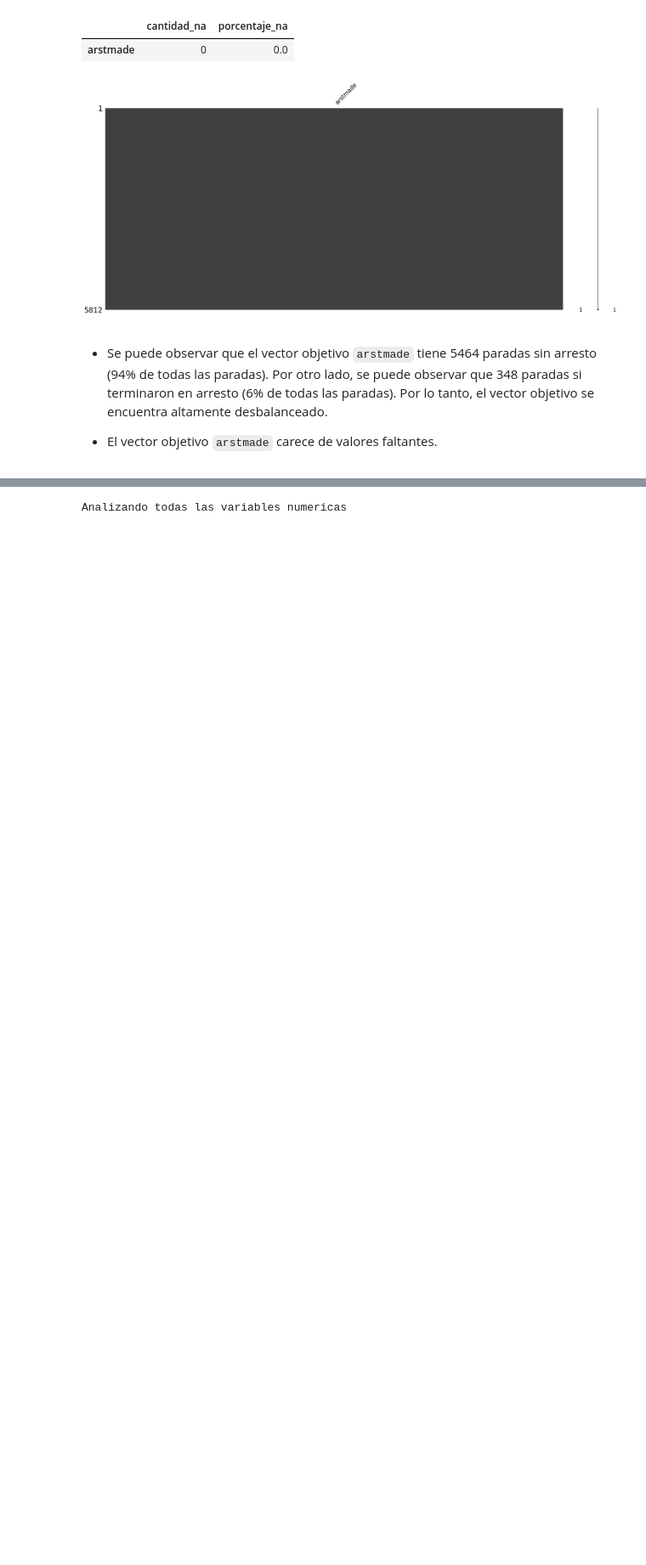
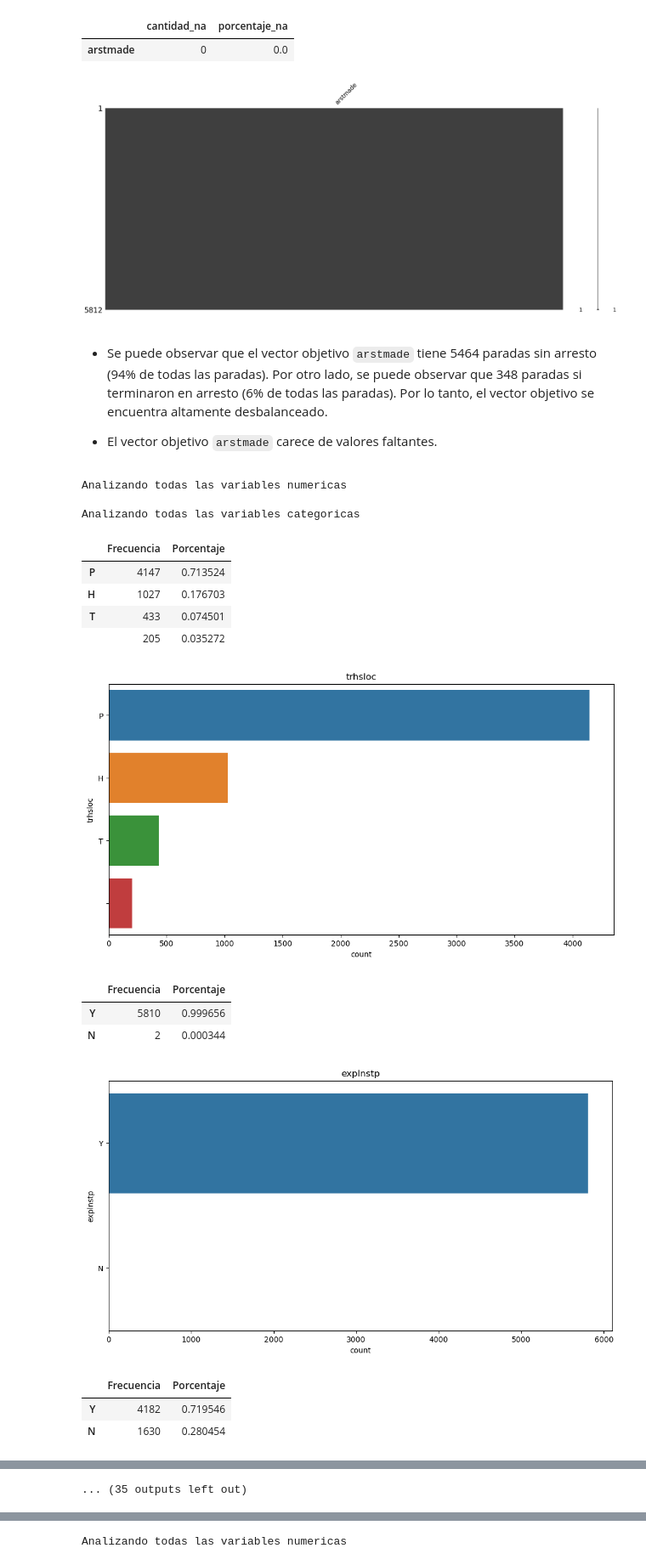
Before and after one commit to JavierRojas14/personal, a Jupyter notebook: G56/machine-learning/prueba/prueba_2/hito_1/javierrojas-prueba-2-hito-1.ipynb, the cells around one changed output, grey strips where cells are left out. Shown at 85% size. Saved outputs shown, nothing was run; the diff lists cells and outputs as text; code cells hidden in the pictures; blank space fills up the shorter version.

Commit message:
Analiza distribucion vars de problema 2

````diff
--- a/G56/machine-learning/prueba/prueba_2/hito_1/javierrojas-prueba-2-hito-1.ipynb
+++ b/G56/machine-learning/prueba/prueba_2/hito_1/javierrojas-prueba-2-hito-1.ipynb
@@ -374,3 +372,27 @@ todas las paradas). Por otro lado, se puede observar que 348 paradas si terminar
 (6% de todas las paradas). Por lo tanto, el vector objetivo se encuentra altamente desbalanceado.
 
 - El vector objetivo ```arstmade``` carece de valores faltantes.
+# %%
+de_interes = df[['trhsloc', 'explnstp', 'offunif', 'officrid', 'searched', 'contrabn', 'pistol',
+                 'pistol', 'riflshot', 'asltweap', 'knifcuti', 'machgun', 'othrweap',
+                 'pf_hands',  'pf_wall', 'pf_grnd', 'pf_drwep', 'pf_ptwep', 'pf_baton',
+                 'pf_hcuff', 'pf_pepsp', 'pf_other']]
+# %%
+aux.analizar_distribucion_y_faltantes_variables(de_interes)
+# %% [output]
+Analizando todas las variables numericas
+
+Analizando todas las variables categoricas
+|  | Frecuencia | Porcentaje |
+| P | 4147 | 0.713524 |
+| H | 1027 | 0.176703 |
+| T | 433 | 0.074501 |
+|  | 205 | 0.035272 |
+[figure, added]
+|  | Frecuencia | Porcentaje |
+| Y | 5810 | 0.999656 |
+| N | 2 | 0.000344 |
+[figure, added]
+|  | Frecuencia | Porcentaje |
+| Y | 4182 | 0.719546 |
+| N | 1630 | 0.280454 |
@@ -376,0 +411 @@ todas las paradas). Por otro lado, se puede observar que 348 paradas si terminar
+... (35 outputs left out)
````
Also changed, not shown: parts of 4 cells of this notebook.
